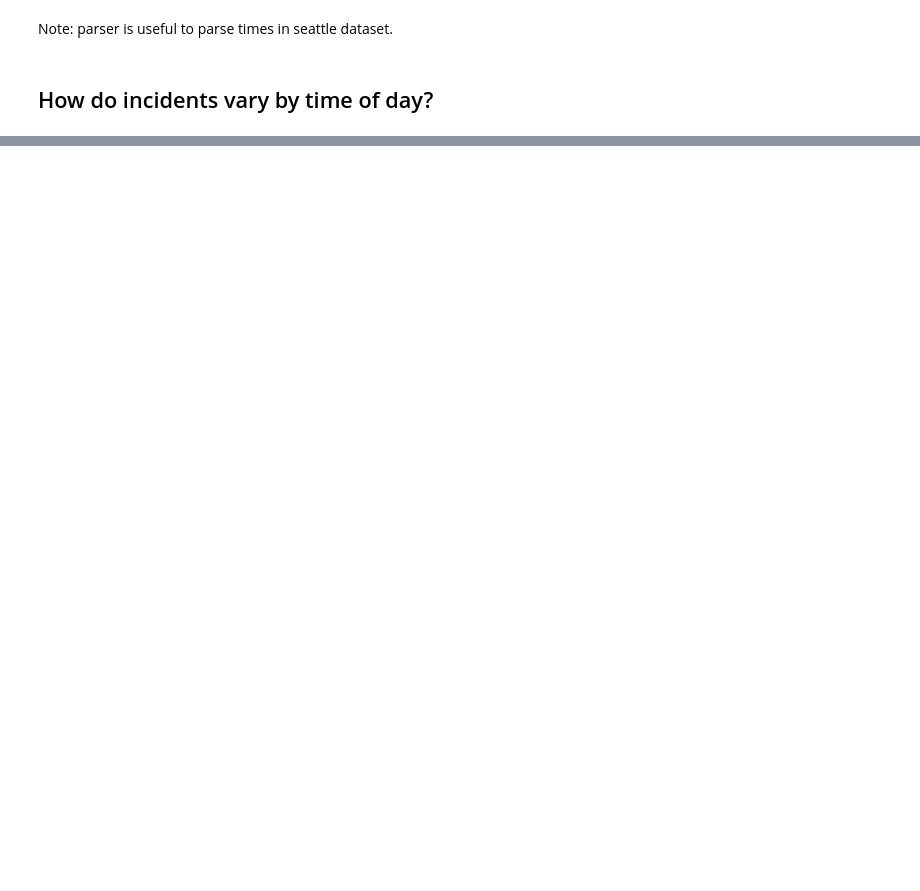
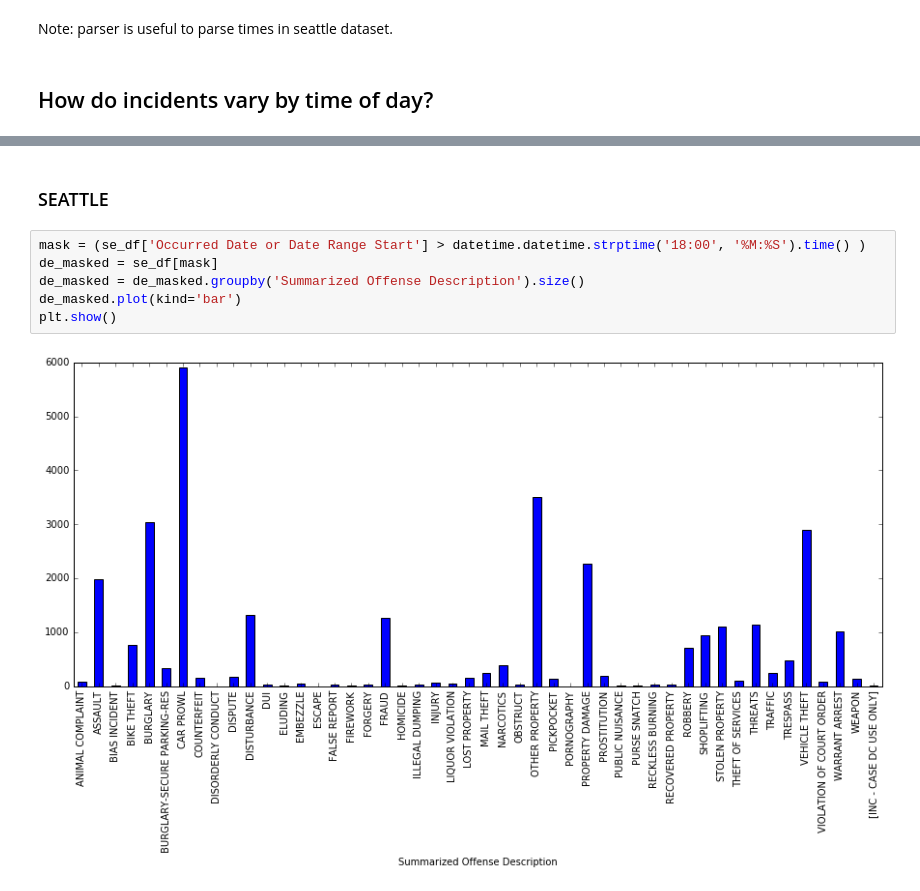
Before and after one commit to nicogiangregorio/datasci_dataviz, a Jupyter notebook: crime_analytics.ipynb, the cells around one changed output, grey strips where cells are left out. Drawn from its saved outputs; the diff is of its cells as text; blank space fills up the shorter version.

```diff
--- a/crime_analytics.ipynb
+++ b/crime_analytics.ipynb
@@ -29,0 +67,10 @@ NameError: name 'sf_df' is not defined
+# %% [markdown]
+### SEATTLE
+# %%
+mask = (se_df['Occurred Date or Date Range Start'] > datetime.datetime.strptime('18:00', '%M:%S').time() )
+de_masked = se_df[mask]
+de_masked = de_masked.groupby('Summarized Offense Description').size()
+de_masked.plot(kind='bar')
+plt.show()
+# %% [output]
+[figure, added]
```
Also changed, not shown: parts of 19 cells of this notebook.
